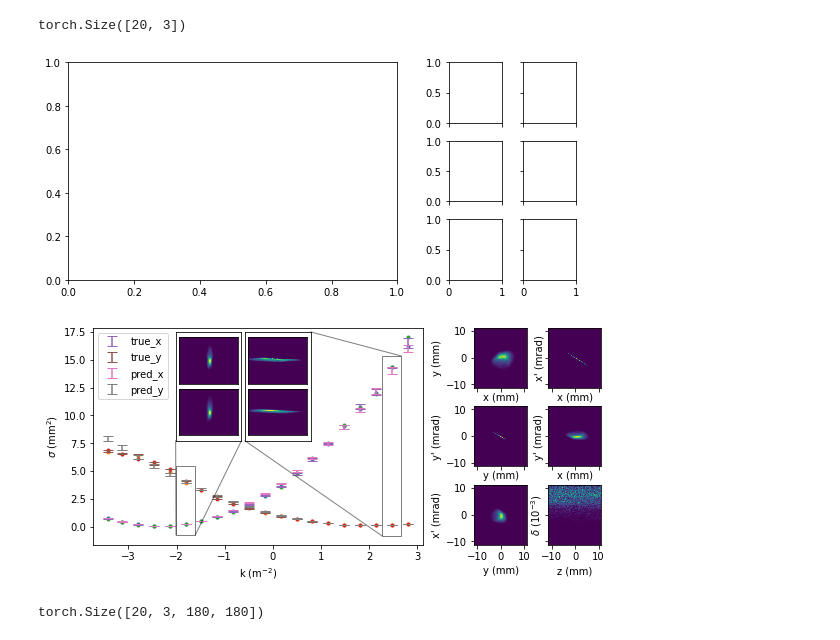
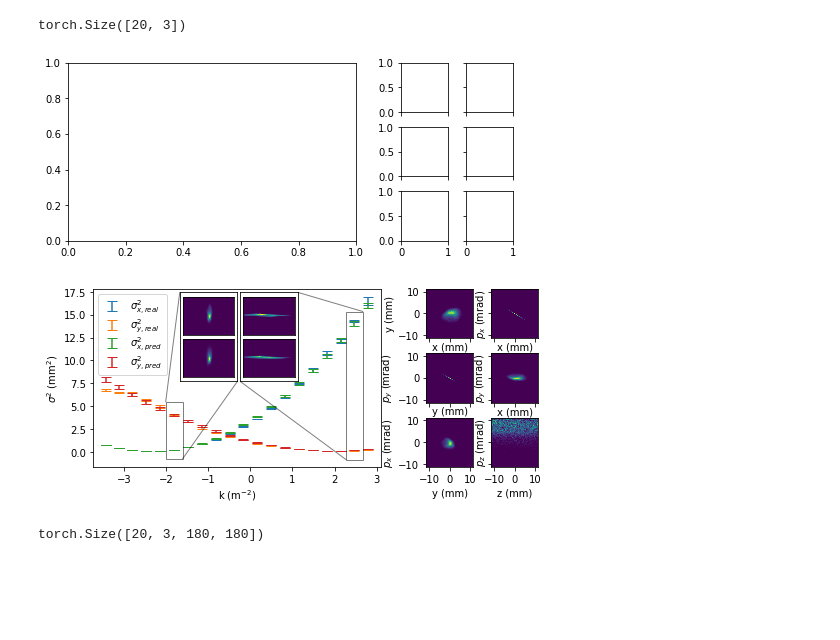
Before and after one commit to roussel-ryan/gpsr, a Jupyter notebook: AWA/analysis_paper_v2.ipynb, the cells around one changed output. Drawn from its saved outputs; the diff is of its cells as text; code cells hidden in the pictures; blank space fills up the shorter version.

Commit message:
paper quality figures

```diff
--- a/AWA/analysis_paper_v2.ipynb
+++ b/AWA/analysis_paper_v2.ipynb
@@ -55,27 +55,27 @@ pred_initial_beams = [ele.beam_generator() for ele in ensemble]
 # %%
 from visualization import add_image, add_projection, add_image_projection
 from utils import calc_rms_size
 import numpy as np
 import matplotlib.gridspec as gridspec
 from matplotlib.axes import SubplotBase
 
 
 # create gridspec
 def create_figure():
     fig = plt.figure()
-    fig.set_size_inches(8,4)
+    fig.set_size_inches(7,3)
 
     # create subfigures
-    subfigs = fig.subfigures(1,2, width_ratios=[5,2],wspace=0)
-    quad_scan_axis = subfigs[0].subplots(1,gridspec_kw={"right":0.925})
+    subfigs = fig.subfigures(1,2, width_ratios=[5,2],wspace=0.05)
+    quad_scan_axis = subfigs[0].subplots(1,gridspec_kw={"right":0.925, "top":0.975, "bottom":0.15})
 
-    proj_axes = subfigs[1].subplots(3,2, sharex="all",sharey="all",gridspec_kw={"hspace":0.3,"wspace":0.4})
+    proj_axes = subfigs[1].subplots(3,2, sharex="all",sharey="all",gridspec_kw={"hspace":0.3,"wspace":0.4, "top":0.975, "bottom":0.15})
 
     return fig, quad_scan_axis, proj_axes
 
 create_figure();
 # %% [output]
-[figure, old version]
+[figure, new version]
 # %%
 # choose image indexes for comparison
 image_idxs = [5,-2]
@@ -84,7 +84,7 @@ image_bins = bins
 image_linewidth = 1
 
 # choose phase spaces to plot
-phase_spaces = [["x","y"],["x","xp"],["y","yp"],["x","yp"],["y","xp"],["z","pz"]]
+phase_spaces = [["x","y"],["x","px"],["y","py"],["x","py"],["y","px"],["z","pz"]]
 phase_space_bins = bins / 1.5
 
 # quad scan
@@ -102,21 +102,21 @@ k = all_k[:, 0].cpu()
 mean_variance = torch.mean(variances, dim=-2).cpu() * quad_scan_scale
 error_variance = torch.std(variances, dim=-2).cpu() * quad_scan_scale
 
-quad_scan_ax.plot(k, variances.squeeze()[:,0] * quad_scan_scale,".")
-quad_scan_ax.plot(k, variances.squeeze()[:,1] * quad_scan_scale,".")
+#quad_scan_ax.plot(k, variances.squeeze()[:,0] * quad_scan_scale,".")
+#quad_scan_ax.plot(k, variances.squeeze()[:,1] * quad_scan_scale,".")
 
-quad_scan_ax.errorbar(k, mean_variance[...,0], error_variance[...,0],capsize=5,ls='', label="true_x")
-quad_scan_ax.errorbar(k, mean_variance[...,1], error_variance[...,1],capsize=5,ls='', label="true_y")
+quad_scan_ax.errorbar(k, mean_variance[...,0], error_variance[...,0],capsize=5,ls='', label="$\sigma^2_{x, real}$")
+quad_scan_ax.errorbar(k, mean_variance[...,1], error_variance[...,1],capsize=5,ls='', label="$\sigma^2_{y, real}$")
 
 mean_pvariance = torch.mean(pvariances, dim=-2) * quad_scan_scale
 error_pvariance = torch.std(pvariances, dim=-2) * quad_scan_scale
 
-quad_scan_ax.errorbar(k, mean_pvariance[...,0], error_pvariance[...,0],capsize=5,ls='', label="pred_x")
-quad_scan_ax.errorbar(k, mean_pvariance[...,1], error_pvariance[...,1],capsize=5,ls='', label="pred_y")
+quad_scan_ax.errorbar(k, mean_pvariance[...,0], error_pvariance[...,0],capsize=5,ls='', label="$\sigma^2_{x, pred}$")
+quad_scan_ax.errorbar(k, mean_pvariance[...,1], error_pvariance[...,1],capsize=5,ls='', label="$\sigma^2_{y, pred}$")
 
 quad_scan_ax.set_xlabel("k (m$^{-2}$)")
-quad_scan_ax.set_ylabel("$\sigma$ (mm$^2$)")
-quad_scan_ax.legend()
+quad_scan_ax.set_ylabel("$\sigma^2$ (mm$^2$)")
+quad_scan_ax.legend(loc=2,labelspacing=0.1)
 
 def remove_ticks(ax):
     ax.set_yticks([])
@@ -129,7 +129,7 @@ inset_height = 0.5
 gap = 0.05
 image_extent = 10
 
-inset_locs = [0.25, 0.46]
+inset_locs = torch.tensor([0.25, 0.46]) + 0.05
 
 for j, idx in enumerate(image_idxs[:2]):
     center_k = k[idx]
@@ -158,6 +158,7 @@ for j, idx in enumerate(image_idxs[:2]):
     for ele in [top_ax, bottom_ax]:
         ele.set_ylim(-image_extent, image_extent)
         ele.set_xlim(-image_extent, image_extent)
+        ele.collections[0].set_rasterized(True)
 
 
 # get list of axes for plotting the phase space projections
@@ -167,20 +168,23 @@ ph_axes = proj_axes.flatten()
 for ax, pair in zip(ph_axes, phase_spaces):
     _, pred_image = add_image(ax, *pair, pred_initial_beams, [phase_space_bins]*2,
                               scale_axis=1e3)
+    ax.collections[0].set_rasterized(True)
     unit = []
     for i in [0,1]:
         if "p" in pair[i]:
-            pair[i] = pair[i].replace("p","'")
+            pair[i] = f"$p_{pair[i][-1]}$"
             unit += ["(mrad)"]
         else:
             unit += ["(mm)"]
 
     ax.set_xlabel(pair[0] + " " + unit[0])
-    ax.set_ylabel(pair[1] + " " + unit[1])
+    ax.set_ylabel(pair[1] + " " + unit[1], labelpad=3)
 
-ph_axes.flatten()[-1].set_ylabel("$\delta$ (10$^{-3}$)");
+#ph_axes.flatten()[-1].set_ylabel("$\delta$ (10$^{-3}$)");
+fig.savefig("exp_results.png", dpi=300)
+fig.savefig("exp_results.svg")
 # %% [output]
-[figure, old version]
+[figure, new version]
 # %%
 all_images.shape
 # %% [output]
```
Also changed, not shown: 41 other files.
